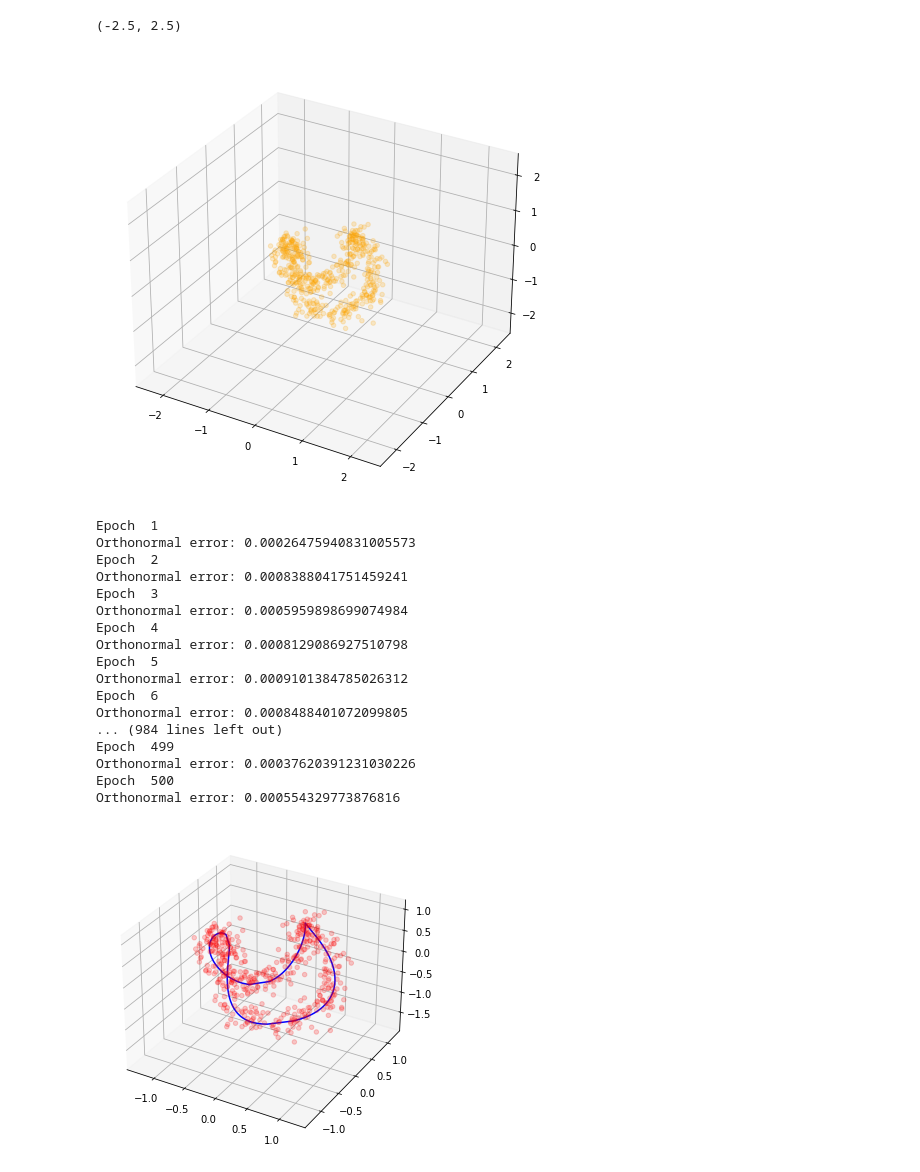
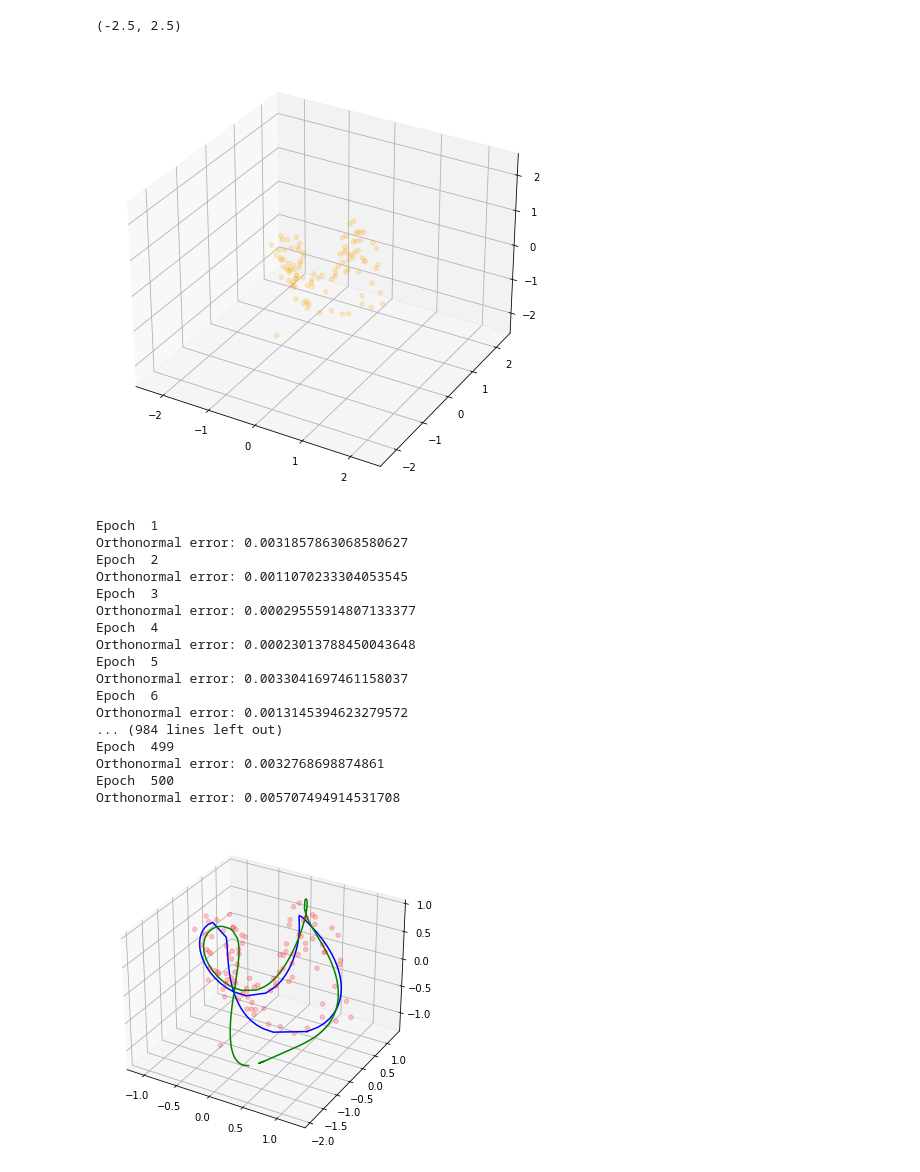
Before and after one commit to spbu-math-cs/Quadric-Intersection, a Jupyter notebook: Seam_line_example.ipynb, the cells around one changed output. Cells and saved outputs as stored; diff of their text form; code cells hidden in the pictures.

```diff
--- a/Seam_line_example.ipynb
+++ b/Seam_line_example.ipynb
@@ -10,8 +11,8 @@ from quadrics.quadrics_wrapper import Quadrics
 
 %matplotlib inline
 # %%
-np.random.seed(48)
-size, outliers_size = 500, 1
+np.random.seed(69)
+size, outliers_size = 100, 1
 r, p = 1, 0.8
 a, b = p*r, (1 - p)*r
 t = np.random.uniform(0, 2*np.pi, size)
@@ -50,4 +51,4 @@ ax.set_xlim3d(xmin,xmax)
 ax.set_ylim3d(ymin,ymax)
 # %% [output]
 (-2.5, 2.5)
-[figure, old version]
+[figure, new version]
@@ -54,24 +68,24 @@ ax.set_ylim3d(ymin,ymax)
 # %%
-quadrics = Quadrics(n_quadrics=2, dist='dist2_full', device='gpu')
-quadrics.fit(points, 500, learning_rate=0.02, batch_size=20)
+quadrics = Quadrics(n_quadrics=2, dist='dist0', device='gpu')
+quadrics.fit(points, 500, learning_rate=0.1, batch_size=20)
 # %% [output]
 Epoch  1
-Orthonormal error: 0.00026475940831005573
+Orthonormal error: 0.0031857863068580627
 Epoch  2
-Orthonormal error: 0.0008388041751459241
+Orthonormal error: 0.0011070233304053545
 Epoch  3
-Orthonormal error: 0.0005959898699074984
+Orthonormal error: 0.00029555914807133377
 Epoch  4
-Orthonormal error: 0.0008129086927510798
+Orthonormal error: 0.00023013788450043648
 Epoch  5
-Orthonormal error: 0.0009101384785026312
+Orthonormal error: 0.0033041697461158037
 Epoch  6
-Orthonormal error: 0.0008488401072099805
+Orthonormal error: 0.0013145394623279572
 ... (984 lines left out)
 Epoch  499
-Orthonormal error: 0.00037620391231030226
+Orthonormal error: 0.0032768698874861
 Epoch  500
-Orthonormal error: 0.000554329773876816
+Orthonormal error: 0.005707494914531708
 # %%
 class GridSolver:
 
@@ -155,13 +169,52 @@ bloks = get_points_line(np.array(q_points))
+# %%
+def get_coeff_matrix(coeffs, ndim):
+    quadratic = coeffs[:ndim*(ndim + 1)//2]
+    linear = coeffs[ndim*(ndim + 1)//2:-1]
+    free = coeffs[-1]
+    M = np.zeros((ndim + 1, ndim + 1))
+    M[np.triu_indices(3)] = quadratic
+    M[np.tril_indices(3)] = M.T[np.tril_indices(3)]
+    M[ndim, :ndim] = linear
+    M[:ndim, ndim] = linear
+    M[ndim, ndim] = free
+    return M
+
+def quadric_value(coeffs, point):
+    point1 = np.append(point,1)
+    return point1.T.dot(coeffs.dot(point1))
+# %%
+x = np.linspace(-2, 2, num=10)
+y = np.linspace(-2, 2, num=10)
+grid = np.array(np.meshgrid(x, y)).reshape((2, -1)).T
+z = np.linspace(-2, 2, num=100)
+
+q_points = []
+for z_0 in tqdm(z):
+    def equations(p):
+        x, y = p
+        p_0 = np.array([x, y, z_0])
+        #return quadrics.get_distances(p_0, dist='dist0')
+        return [quadric_value(get_coeff_matrix(coeffs[:, 0], 3),p_0),quadric_value(get_coeff_matrix(coeffs[:, 1], 3),p_0)]
+    gs = GridSolver(equations, grid)
+    sols = gs.find()
+    for p in sols:
+        x, y = p
+        q_points.append((x, y, z_0))
+
+kpca_bloks = get_points_line(np.array(q_points))
 # %%
 fig = plt.figure(figsize=(4, 4))
 fig.subplots_adjust(left=-0.05, right=1.05, bottom=-0.5, top=1.5)
 ax = fig.add_subplot(111, projection='3d')
 
 x, y, z = points.T
 ax.scatter(x, y, z, alpha=0.2, c='red')
 
 # dist2 solution
-for block in bloks:
+for block in quad_bloks:
     ax.plot(block[:,0], block[:,1], block[:, 2], c = 'blue')
+
+for block in kpca_bloks:
+    ax.plot(block[:,0], block[:,1], block[:, 2], c = 'green')
 # %% [output]
-[figure, old version]
+[figure, new version]
```
Also changed, not shown: parts of 6 cells of this notebook.
